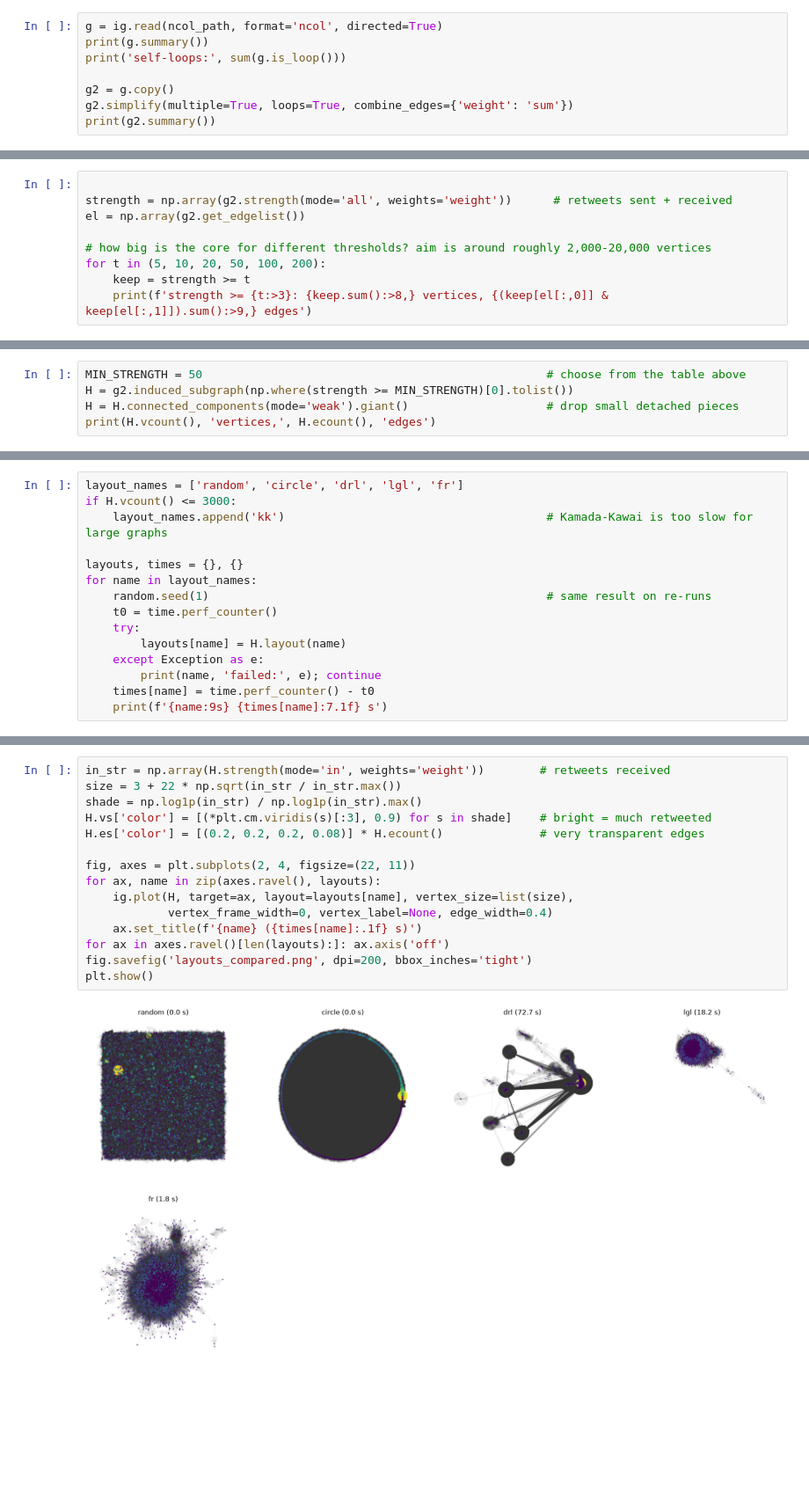
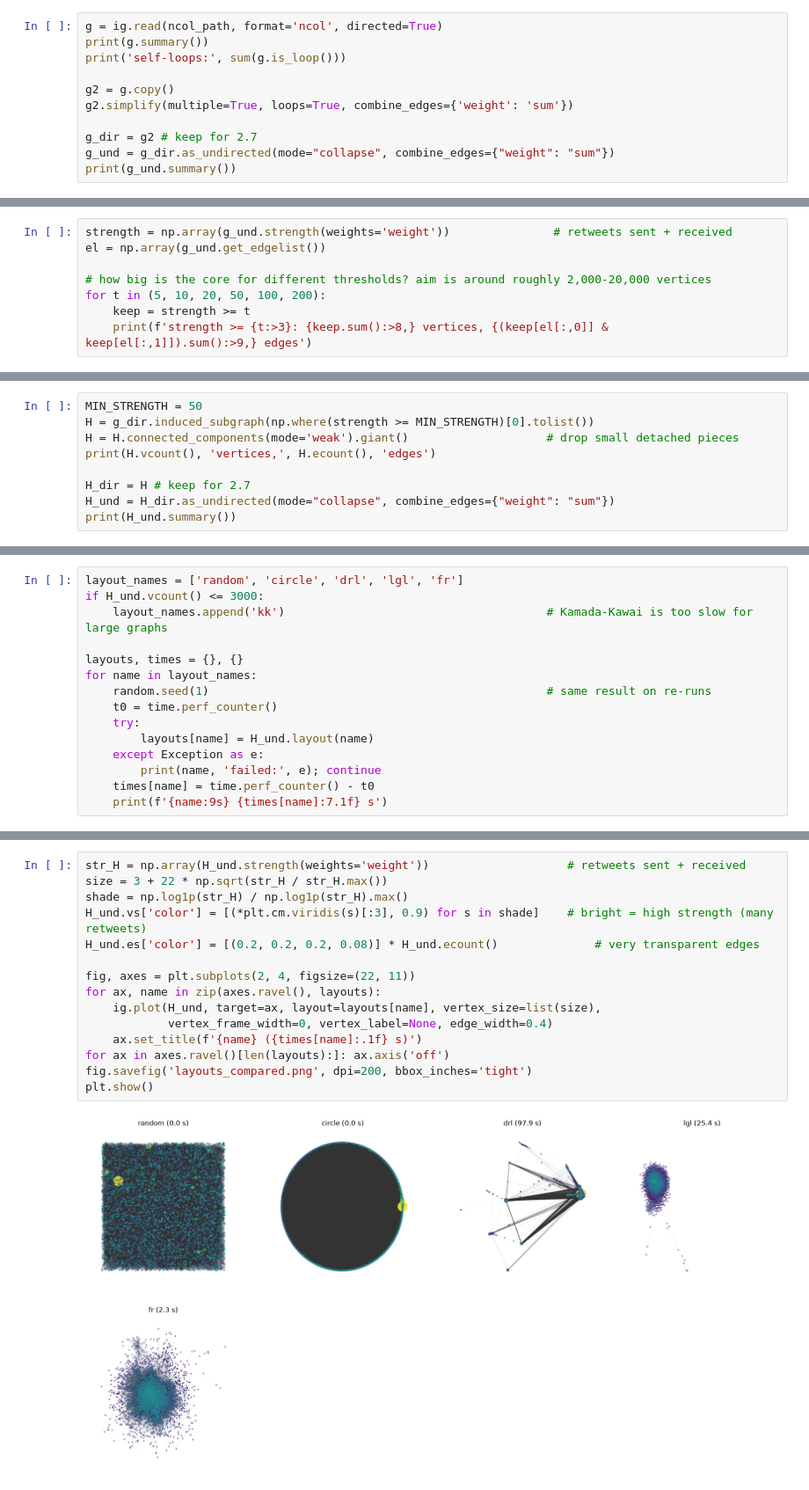
Before and after one commit to oskarpiibar/Mining-of-Social-Data, a Jupyter notebook: Lab2/lab2.ipynb, the cells around one changed output, grey strips where cells are left out. Shown at 88% size. Drawn from its saved outputs; the diff is of its cells as text; blank space fills up the shorter version.

```diff
--- a/Lab2/lab2.ipynb
+++ b/Lab2/lab2.ipynb
@@ -33,7 +35,10 @@ print('self-loops:', sum(g.is_loop()))
 
 g2 = g.copy()
 g2.simplify(multiple=True, loops=True, combine_edges={'weight': 'sum'})
-print(g2.summary())
+
+g_dir = g2 # keep for 2.7
+g_und = g_dir.as_undirected(mode="collapse", combine_edges={"weight": "sum"})
+print(g_und.summary())
 # %% [output]
 IGRAPH DNW- 755988 1522332 --
 + attr: name (v), weight (e)
@@ -118,7 +112,6 @@ plt.tight_layout(); plt.show()
 # %%
-
-strength = np.array(g2.strength(mode='all', weights='weight'))      # retweets sent + received
-el = np.array(g2.get_edgelist())
+strength = np.array(g_und.strength(weights='weight'))               # retweets sent + received
+el = np.array(g_und.get_edgelist())
 
 # how big is the core for different thresholds? aim is around roughly 2,000-20,000 vertices
 for t in (5, 10, 20, 50, 100, 200):
@@ -134,7 +127,11 @@ strength >= 200:    1,210 vertices,    19,024 edges
 # %%
-MIN_STRENGTH = 50                                                  # choose from the table above
-H = g2.induced_subgraph(np.where(strength >= MIN_STRENGTH)[0].tolist())
+MIN_STRENGTH = 50
+H = g_dir.induced_subgraph(np.where(strength >= MIN_STRENGTH)[0].tolist())
 H = H.connected_components(mode='weak').giant()                    # drop small detached pieces
 print(H.vcount(), 'vertices,', H.ecount(), 'edges')
+
+H_dir = H # keep for 2.7
+H_und = H_dir.as_undirected(mode="collapse", combine_edges={"weight": "sum"})
+print(H_und.summary())
 # %% [output]
 5424 vertices, 117269 edges
@@ -141,6 +140,6 @@ print(H.vcount(), 'vertices,', H.ecount(), 'edges')
 # %%
 layout_names = ['random', 'circle', 'drl', 'lgl', 'fr']
-if H.vcount() <= 3000:
+if H_und.vcount() <= 3000:
     layout_names.append('kk')                                      # Kamada-Kawai is too slow for large graphs
 
 layouts, times = {}, {}
@@ -148,7 +147,7 @@ for name in layout_names:
     random.seed(1)                                                 # same result on re-runs
     t0 = time.perf_counter()
     try:
-        layouts[name] = H.layout(name)
+        layouts[name] = H_und.layout(name)
     except Exception as e:
         print(name, 'failed:', e); continue
     times[name] = time.perf_counter() - t0
@@ -162,19 +161,19 @@ fr            1.8 s
 # %%
-in_str = np.array(H.strength(mode='in', weights='weight'))        # retweets received
-size = 3 + 22 * np.sqrt(in_str / in_str.max())
-shade = np.log1p(in_str) / np.log1p(in_str).max()
-H.vs['color'] = [(*plt.cm.viridis(s)[:3], 0.9) for s in shade]    # bright = much retweeted
-H.es['color'] = [(0.2, 0.2, 0.2, 0.08)] * H.ecount()              # very transparent edges
+str_H = np.array(H_und.strength(weights='weight'))                    # retweets sent + received
+size = 3 + 22 * np.sqrt(str_H / str_H.max())
+shade = np.log1p(str_H) / np.log1p(str_H).max()
+H_und.vs['color'] = [(*plt.cm.viridis(s)[:3], 0.9) for s in shade]    # bright = high strength (many retweets)
+H_und.es['color'] = [(0.2, 0.2, 0.2, 0.08)] * H_und.ecount()              # very transparent edges
 
 fig, axes = plt.subplots(2, 4, figsize=(22, 11))
 for ax, name in zip(axes.ravel(), layouts):
-    ig.plot(H, target=ax, layout=layouts[name], vertex_size=list(size),
+    ig.plot(H_und, target=ax, layout=layouts[name], vertex_size=list(size),
             vertex_frame_width=0, vertex_label=None, edge_width=0.4)
     ax.set_title(f'{name} ({times[name]:.1f} s)')
 for ax in axes.ravel()[len(layouts):]: ax.axis('off')
 fig.savefig('layouts_compared.png', dpi=200, bbox_inches='tight')
 plt.show()
 # %% [output]
-[figure, old version]
+[figure, new version]
 # %% [markdown]
 **Observations**
```
Also changed, not shown: parts of 42 cells of this notebook, 3 other files.
